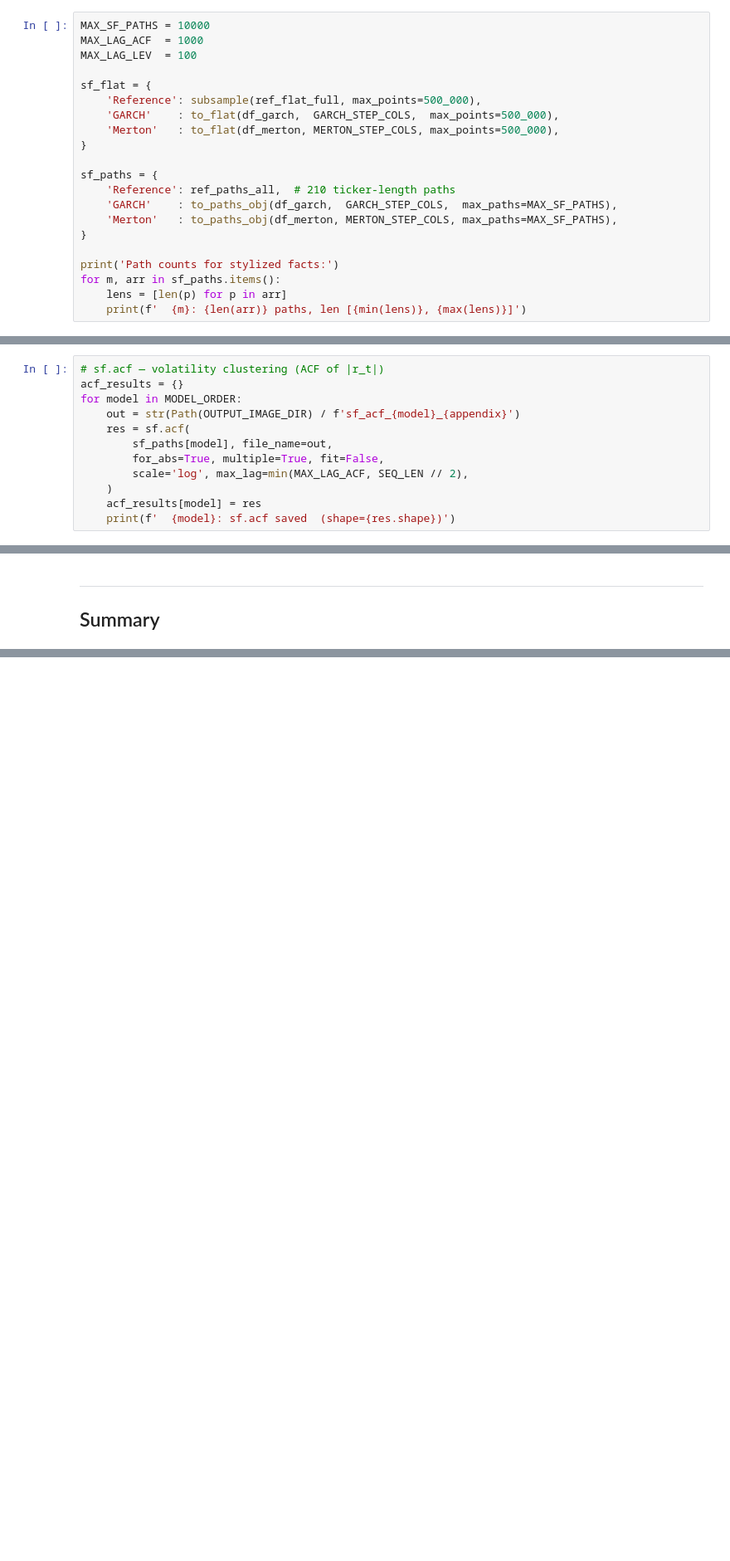
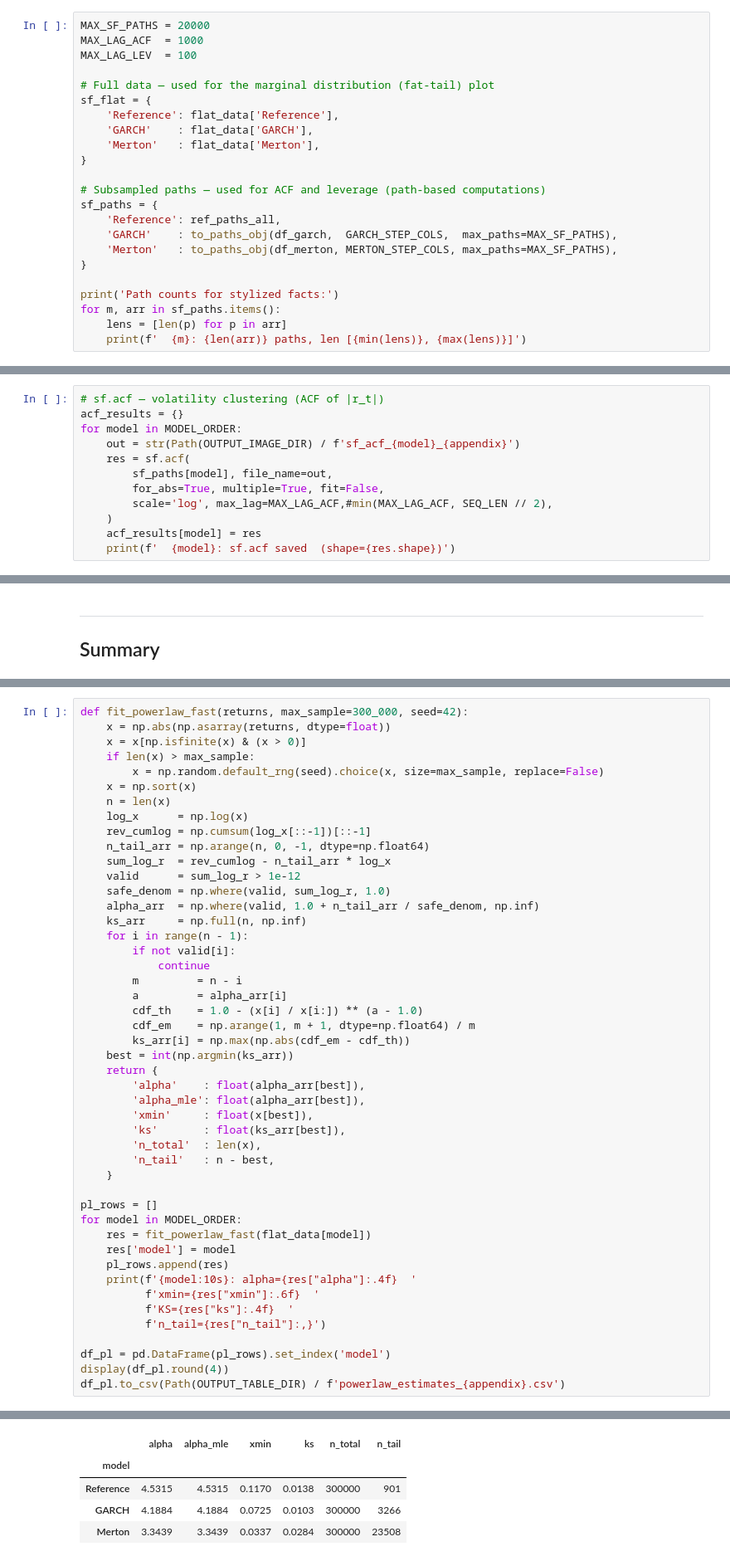
Before and after one commit to GiacomoNegri/Master-Thesis, a Jupyter notebook: garch_merton_comparison.ipynb, the cells around one changed output, grey strips where cells are left out. Shown at 83% size. Saved outputs shown, nothing was run; the diff lists cells and outputs as text; blank space fills up the shorter version.

```diff
--- a/garch_merton_comparison.ipynb
+++ b/garch_merton_comparison.ipynb
@@ -389,18 +369,20 @@ Computed via `replication.stylized_facts`:
 
 Reference paths = one path per ticker (full history). GARCH/Merton paths = one path per generated window.
 # %%
-MAX_SF_PATHS = 10000
+MAX_SF_PATHS = 20000
 MAX_LAG_ACF  = 1000
 MAX_LAG_LEV  = 100
 
+# Full data — used for the marginal distribution (fat-tail) plot
 sf_flat = {
-    'Reference': subsample(ref_flat_full, max_points=500_000),
-    'GARCH'    : to_flat(df_garch,  GARCH_STEP_COLS,  max_points=500_000),
-    'Merton'   : to_flat(df_merton, MERTON_STEP_COLS, max_points=500_000),
+    'Reference': flat_data['Reference'],
+    'GARCH'    : flat_data['GARCH'],
+    'Merton'   : flat_data['Merton'],
 }
 
+# Subsampled paths — used for ACF and leverage (path-based computations)
 sf_paths = {
-    'Reference': ref_paths_all,  # 210 ticker-length paths
+    'Reference': ref_paths_all,
     'GARCH'    : to_paths_obj(df_garch,  GARCH_STEP_COLS,  max_paths=MAX_SF_PATHS),
     'Merton'   : to_paths_obj(df_merton, MERTON_STEP_COLS, max_paths=MAX_SF_PATHS),
 }
@@ -437,7 +419,7 @@ for model in MODEL_ORDER:
     res = sf.acf(
         sf_paths[model], file_name=out,
         for_abs=True, multiple=True, fit=False,
-        scale='log', max_lag=min(MAX_LAG_ACF, SEQ_LEN // 2),
+        scale='log', max_lag=MAX_LAG_ACF,#min(MAX_LAG_ACF, SEQ_LEN // 2),
     )
     acf_results[model] = res
     print(f'  {model}: sf.acf saved  (shape={res.shape})')
@@ -534,0 +666,48 @@ display(df_ks_inc)
+# %%
+def fit_powerlaw_fast(returns, max_sample=300_000, seed=42):
+    x = np.abs(np.asarray(returns, dtype=float))
+    x = x[np.isfinite(x) & (x > 0)]
+    if len(x) > max_sample:
+        x = np.random.default_rng(seed).choice(x, size=max_sample, replace=False)
+    x = np.sort(x)
+    n = len(x)
+    log_x      = np.log(x)
+    rev_cumlog = np.cumsum(log_x[::-1])[::-1]
+    n_tail_arr = np.arange(n, 0, -1, dtype=np.float64)
+    sum_log_r  = rev_cumlog - n_tail_arr * log_x
+    valid      = sum_log_r > 1e-12
+    safe_denom = np.where(valid, sum_log_r, 1.0)
+    alpha_arr  = np.where(valid, 1.0 + n_tail_arr / safe_denom, np.inf)
+    ks_arr     = np.full(n, np.inf)
+    for i in range(n - 1):
+        if not valid[i]:
+            continue
+        m         = n - i
+        a         = alpha_arr[i]
+        cdf_th    = 1.0 - (x[i] / x[i:]) ** (a - 1.0)
+        cdf_em    = np.arange(1, m + 1, dtype=np.float64) / m
+        ks_arr[i] = np.max(np.abs(cdf_em - cdf_th))
+    best = int(np.argmin(ks_arr))
+    return {
+        'alpha'    : float(alpha_arr[best]),
+        'alpha_mle': float(alpha_arr[best]),
+        'xmin'     : float(x[best]),
+        'ks'       : float(ks_arr[best]),
+        'n_total'  : len(x),
+        'n_tail'   : n - best,
+    }
+
+pl_rows = []
+for model in MODEL_ORDER:
+    res = fit_powerlaw_fast(flat_data[model])
+    res['model'] = model
+    pl_rows.append(res)
+    print(f'{model:10s}: alpha={res["alpha"]:.4f}  '
+          f'xmin={res["xmin"]:.6f}  '
+          f'KS={res["ks"]:.4f}  '
+          f'n_tail={res["n_tail"]:,}')
+
+df_pl = pd.DataFrame(pl_rows).set_index('model')
+display(df_pl.round(4))
+df_pl.to_csv(Path(OUTPUT_TABLE_DIR) / f'powerlaw_estimates_{appendix}.csv')
+# %% [output]
@@ -534,0 +717,5 @@ display(df_ks_inc)
+|  | alpha | alpha_mle | xmin | ks | n_total | n_tail |
+| model |  |  |  |  |  |  |
+| Reference | 4.5315 | 4.5315 | 0.1170 | 0.0138 | 300000 | 901 |
+| GARCH | 4.1884 | 4.1884 | 0.0725 | 0.0103 | 300000 | 3266 |
+| Merton | 3.3439 | 3.3439 | 0.0337 | 0.0284 | 300000 | 23508 |
```
Also changed, not shown: parts of 14 cells of this notebook.
